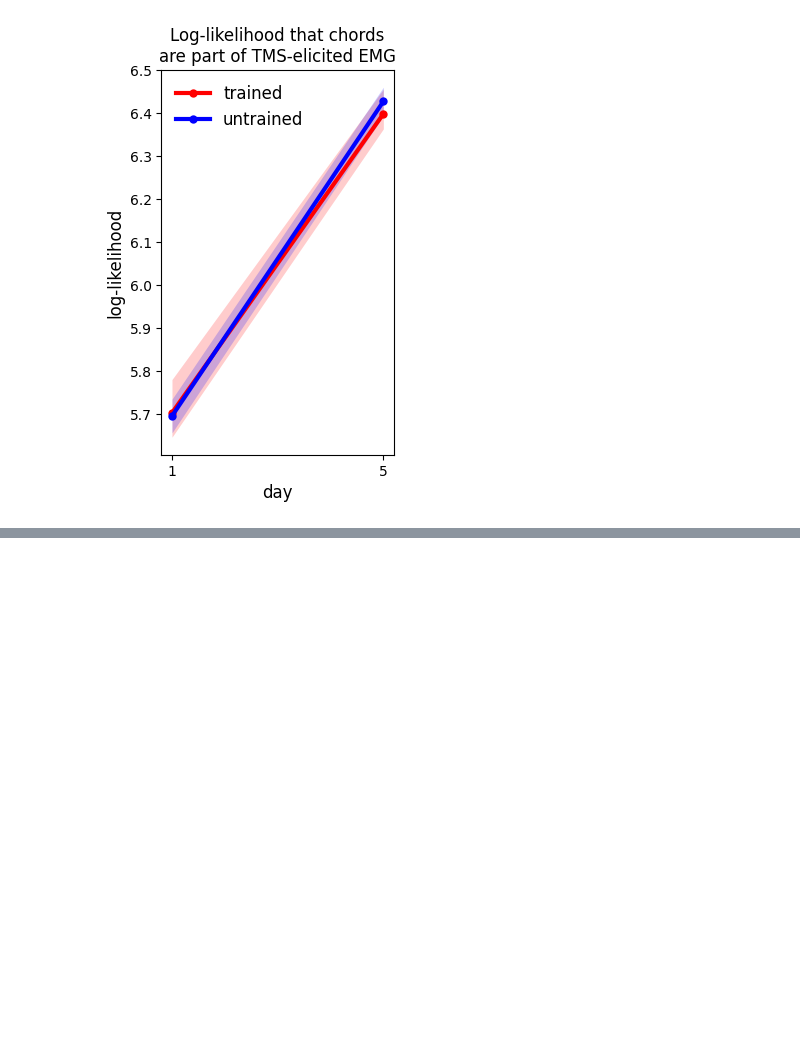
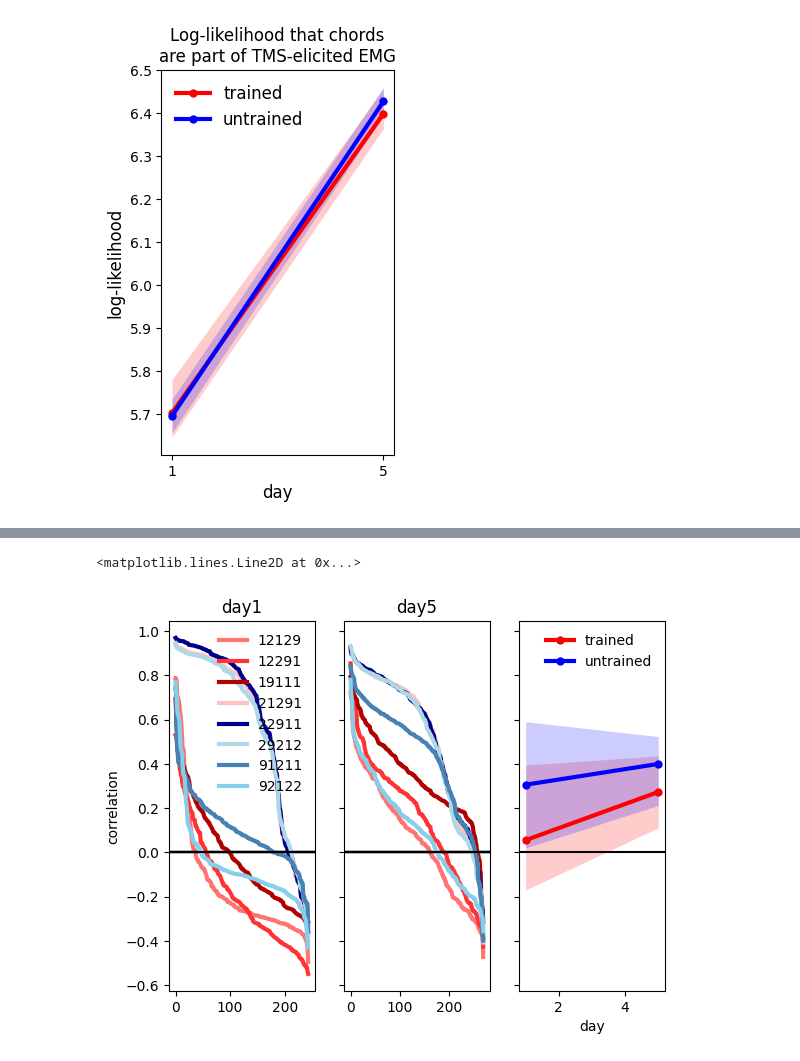
Before and after one commit to mnlmrc/extension-flexion-chords, a Jupyter notebook: notebooks/main.ipynb, the cells around one changed output, grey strips where cells are left out. Drawn from its saved outputs; the diff is of its cells as text; code cells hidden in the pictures; blank space fills up the shorter version.

```diff
--- a/notebooks/main.ipynb
+++ b/notebooks/main.ipynb
@@ -1264,0 +1265,62 @@ axs[0].set_xticks([1, 5])
+# %%
+experiment = 'efc3'
+participant_id = 'subj100'
+
+with open(os.path.join(gl.baseDir, experiment, 'correlations.pkl'), 'rb') as f:
+    correlation = pickle.load(f)
+df_correlation = pd.read_csv(os.path.join(gl.baseDir, experiment, 'correlations.tsv'), sep='\t')
+
+pinfo = pd.read_csv(os.path.join(gl.baseDir, experiment, 'participants.tsv'), sep='\t')
+
+trained = pinfo[pinfo['participant_id']==participant_id].reset_index()['trained'].iloc[0].split('.')
+untrained = pinfo[pinfo['participant_id']==participant_id].reset_index()['untrained'].iloc[0].split('.')
+
+# Use `+` to concatenate trained and untrained lists
+chords = trained + untrained
+
+# Red and Blue shades
+colors = [
+    # Reds
+    (1.0, 0.756, 0.756),  # Light Red
+    (1.0, 0.451, 0.451),  # Soft Red
+    (1.0, 0.2, 0.2),      # Medium Red
+    (0.698, 0.0, 0.0),    # Dark Red
+    # Blues
+    (0.678, 0.847, 0.902),  # Light Blue
+    (0.529, 0.808, 0.922),  # Sky Blue
+    (0.275, 0.510, 0.706),  # Medium Blue
+    (0.0, 0.0, 0.545)       # Dark Blue
+]
+
+# Create a color map matching each chord to a color
+color_map = {chord: color for chord, color in zip(chords, colors)}
+
+fig, axs = plt.subplots(1, 3,sharey=True)
+
+for c, corr in enumerate(correlation['corr']):
+    if correlation['participant_id'][c]==participant_id:
+        corr = sorted(corr, reverse=True)
+
+        df_corr_tmp = df_correlation[(df_correlation['chordID']==correlation['chordID'][c]) & (df_correlation['participant_id']==participant_id)]
+
+        if correlation['day'][c]=='1':
+            ax = axs[0]
+        else:
+            ax = axs[1]
+
+        ax.plot(corr, color=color_map[str(correlation['chordID'][c])], lw=3, label=str(correlation['chordID'][c]))
+        ax.set_title(f"day{correlation['day'][c]}")
+        ax.axhline(0, color='k')
+        # sns.lineplot(df_corr_tmp, ax=axs[2], y='corr', x='day', color=color_map[str(correlation['chordID'][c])], marker='o', markeredgecolor='none', alpha=.3, lw=3)
+
+axs[0].set_ylabel('correlation')
+axs[0].legend(frameon=False, loc='best')
+
+df_correlation = df_correlation[df_correlation['participant_id']==participant_id]
+
+sns.lineplot(df_correlation, ax=axs[2], y='corr', x='day', hue='chord', hue_order=['trained', 'untrained'], palette=['red', 'blue'], marker='o', markeredgecolor='none', lw=3, err_kws={'lw': 0})
+axs[2].legend(frameon=False)
+axs[2].axhline(0, color='k')
+# %% [output]
+<matplotlib.lines.Line2D at 0x...>
+[figure, added]
```
Also changed, not shown: parts of 1 cell of this notebook, 3 other files.
